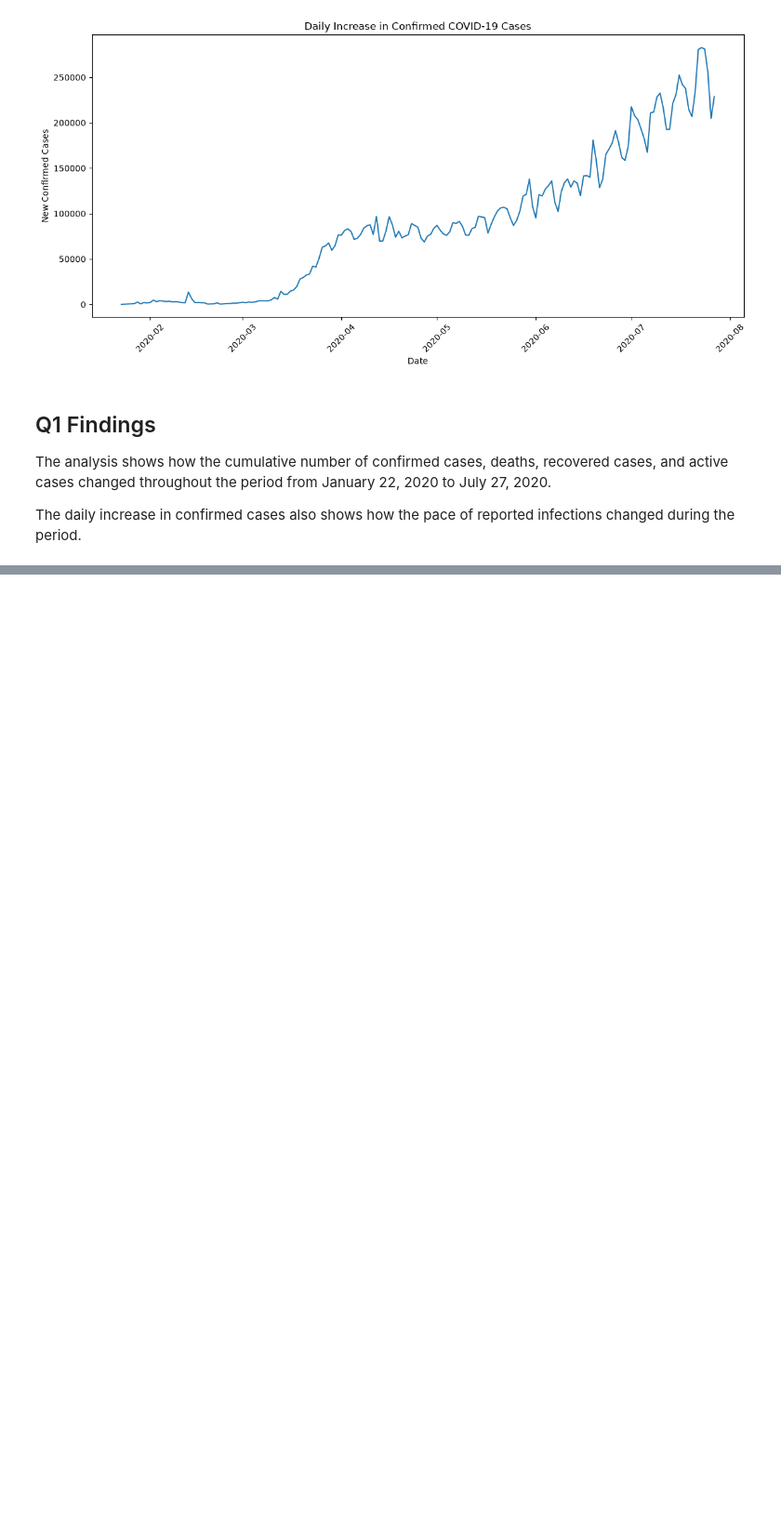
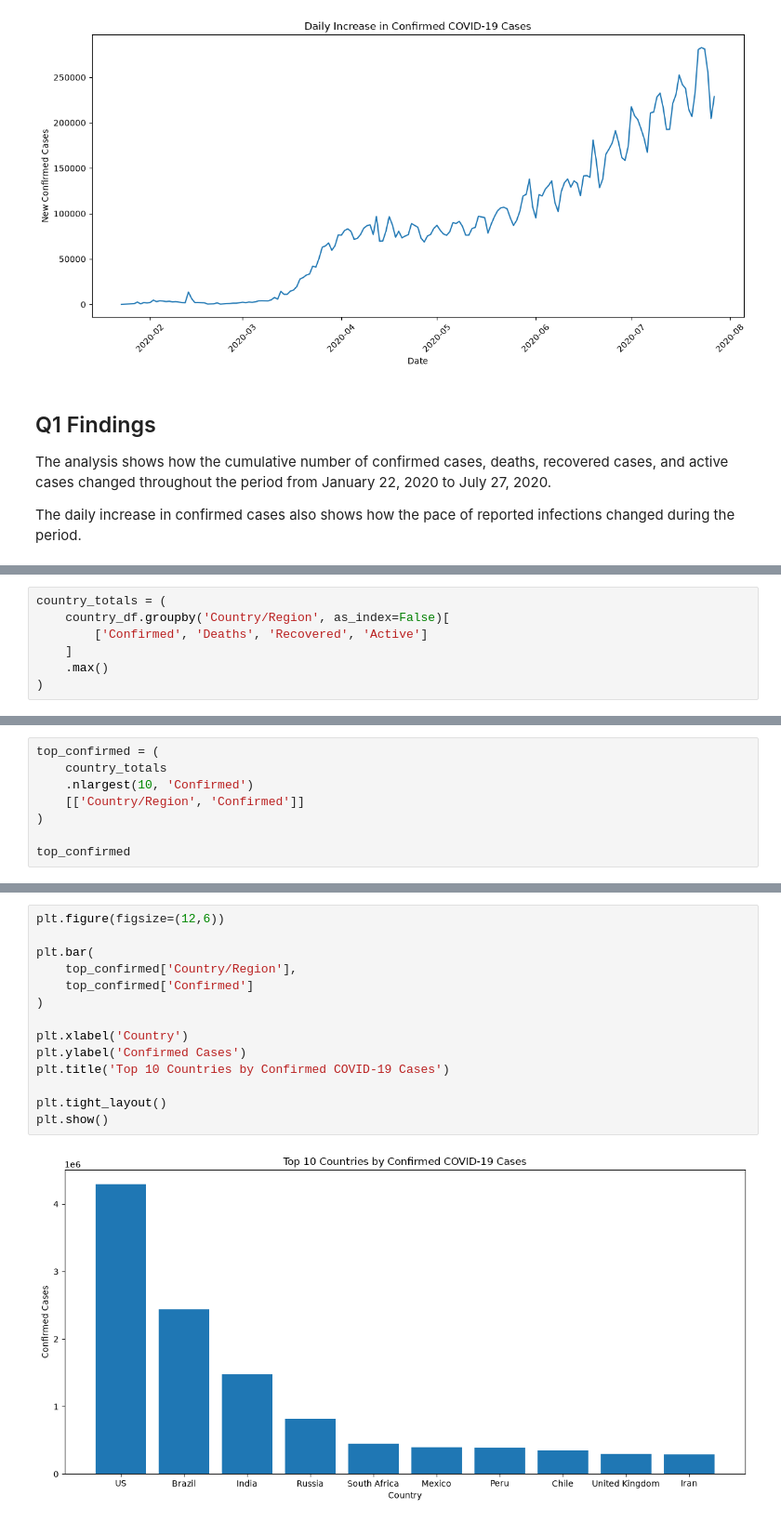
Before and after one commit to lashvv/Covid19, a Jupyter notebook: notebooks/03_analysis.ipynb, the cells around one changed output, grey strips where cells are left out. Shown at 93% size. Cells and saved outputs as stored; diff of their text form; blank space fills up the shorter version.

```diff
--- a/notebooks/03_analysis.ipynb
+++ b/notebooks/03_analysis.ipynb
@@ -131,0 +132,7 @@ reported infections changed during the period.
+# %%
+country_totals = (
+    country_df.groupby('Country/Region', as_index=False)[
+        ['Confirmed', 'Deaths', 'Recovered', 'Active']
+    ]
+    .max()
+)
@@ -131,0 +141,8 @@ reported infections changed during the period.
+# %%
+top_confirmed = (
+    country_totals
+    .nlargest(10, 'Confirmed')
+    [['Country/Region', 'Confirmed']]
+)
+
+top_confirmed
@@ -131,0 +161,16 @@ reported infections changed during the period.
+# %%
+plt.figure(figsize=(12,6))
+
+plt.bar(
+    top_confirmed['Country/Region'],
+    top_confirmed['Confirmed']
+)
+
+plt.xlabel('Country')
+plt.ylabel('Confirmed Cases')
+plt.title('Top 10 Countries by Confirmed COVID-19 Cases')
+
+plt.tight_layout()
+plt.show()
+# %% [output]
+[figure, added]
```
Also changed, not shown: parts of 12 cells of this notebook.
